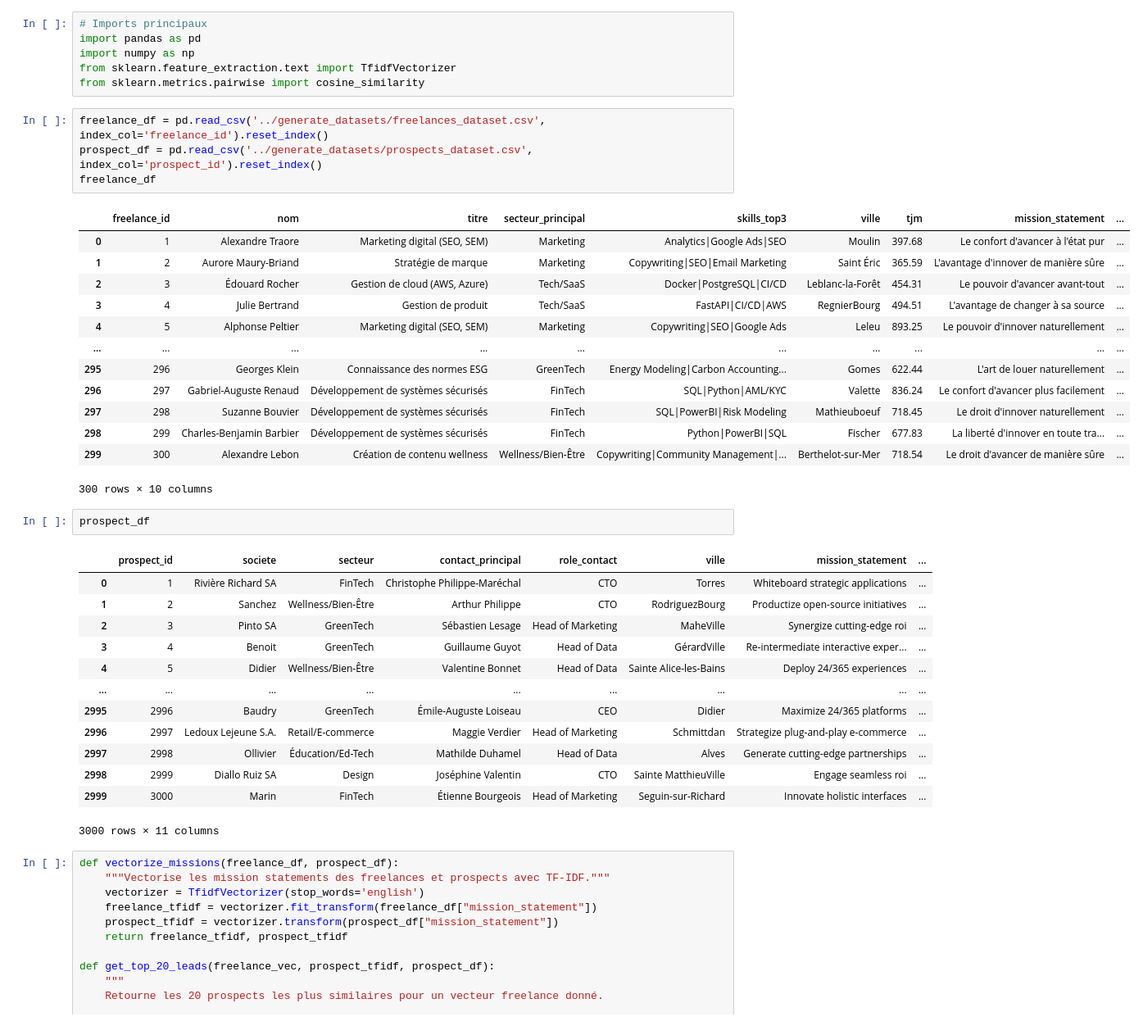
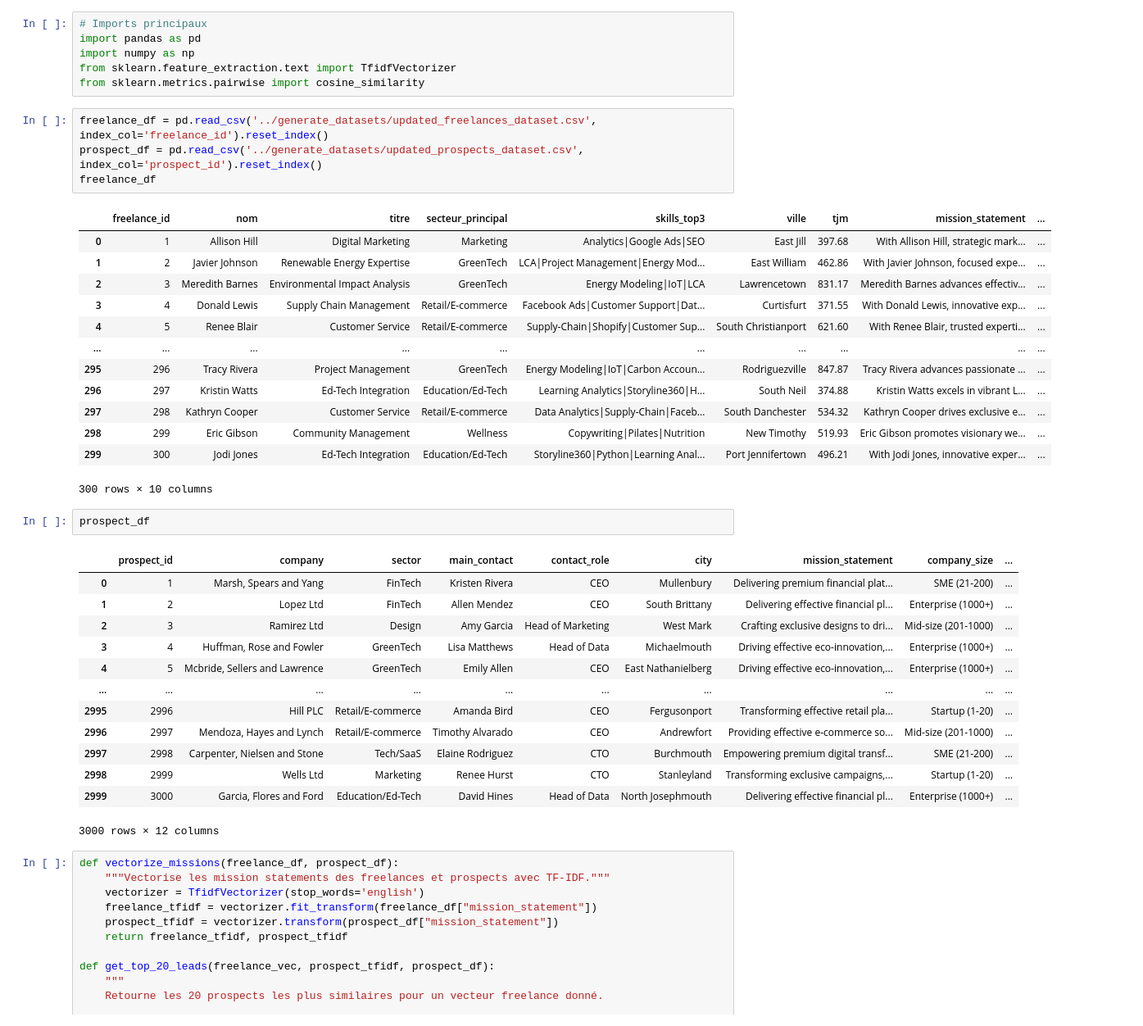
Before and after one commit to KajaLab/leadcraftr_Projet, a Jupyter notebook: notebooks/Synarys_Vectorizer.ipynb, the cells around one changed output. Shown: that part at 82% size. Drawn from its saved outputs; the diff is of its cells as text.

```diff
--- a/notebooks/Synarys_Vectorizer.ipynb
+++ b/notebooks/Synarys_Vectorizer.ipynb
@@ -7,39 +7,39 @@ import numpy as np
 from sklearn.feature_extraction.text import TfidfVectorizer
 from sklearn.metrics.pairwise import cosine_similarity
 # %%
-freelance_df = pd.read_csv('../generate_datasets/freelances_dataset.csv', index_col='freelance_id').reset_index()
-prospect_df = pd.read_csv('../generate_datasets/prospects_dataset.csv', index_col='prospect_id').reset_index()
+freelance_df = pd.read_csv('../generate_datasets/updated_freelances_dataset.csv', index_col='freelance_id').reset_index()
+prospect_df = pd.read_csv('../generate_datasets/updated_prospects_dataset.csv', index_col='prospect_id').reset_index()
 freelance_df
 # %% [output]
 |  | freelance_id | nom | titre | secteur_principal | skills_top3 | ville | tjm | mission_statement | ... |
-| 0 | 1 | Alexandre Traore | Marketing digital (SEO, SEM) | Marketing | Analytics|Google Ads|SEO | Moulin | 397.68 | Le confort d'avancer à l'état pur | ... |
-| 1 | 2 | Aurore Maury-Briand | Stratégie de marque | Marketing | Copywriting|SEO|Email Marketing | Saint Éric | 365.59 | L'avantage d'innover de manière sûre | ... |
-| 2 | 3 | Édouard Rocher | Gestion de cloud (AWS, Azure) | Tech/SaaS | Docker|PostgreSQL|CI/CD | Leblanc-la-Forêt | 454.31 | Le pouvoir d'avancer avant-tout | ... |
-| 3 | 4 | Julie Bertrand | Gestion de produit | Tech/SaaS | FastAPI|CI/CD|AWS | RegnierBourg | 494.51 | L'avantage de changer à sa source | ... |
-| 4 | 5 | Alphonse Peltier | Marketing digital (SEO, SEM) | Marketing | Copywriting|SEO|Google Ads | Leleu | 893.25 | Le pouvoir d'innover naturellement | ... |
+| 0 | 1 | Allison Hill | Digital Marketing | Marketing | Analytics|Google Ads|SEO | East Jill | 397.68 | With Allison Hill, strategic mark... | ... |
+| 1 | 2 | Javier Johnson | Renewable Energy Expertise | GreenTech | LCA|Project Management|Energy Mod... | East William | 462.86 | With Javier Johnson, focused expe... | ... |
+| 2 | 3 | Meredith Barnes | Environmental Impact Analysis | GreenTech | Energy Modeling|IoT|LCA | Lawrencetown | 831.17 | Meredith Barnes advances effectiv... | ... |
+| 3 | 4 | Donald Lewis | Supply Chain Management | Retail/E-commerce | Facebook Ads|Customer Support|Dat... | Curtisfurt | 371.55 | With Donald Lewis, innovative exp... | ... |
+| 4 | 5 | Renee Blair | Customer Service | Retail/E-commerce | Supply-Chain|Shopify|Customer Sup... | South Christianport | 621.60 | With Renee Blair, trusted experti... | ... |
 | ... | ... | ... | ... | ... | ... | ... | ... | ... | ... |
-| 295 | 296 | Georges Klein | Connaissance des normes ESG | GreenTech | Energy Modeling|Carbon Accounting... | Gomes | 622.44 | L'art de louer naturellement | ... |
-| 296 | 297 | Gabriel-Auguste Renaud | Développement de systèmes sécurisés | FinTech | SQL|Python|AML/KYC | Valette | 836.24 | Le confort d'avancer plus facilement | ... |
-| 297 | 298 | Suzanne Bouvier | Développement de systèmes sécurisés | FinTech | SQL|PowerBI|Risk Modeling | Mathieuboeuf | 718.45 | Le droit d'innover naturellement | ... |
-| 298 | 299 | Charles-Benjamin Barbier | Développement de systèmes sécurisés | FinTech | Python|PowerBI|SQL | Fischer | 677.83 | La liberté d'innover en toute tra... | ... |
-| 299 | 300 | Alexandre Lebon | Création de contenu wellness | Wellness/Bien-Être | Copywriting|Community Management|... | Berthelot-sur-Mer | 718.54 | Le droit d'avancer de manière sûre | ... |
+| 295 | 296 | Tracy Rivera | Project Management | GreenTech | Energy Modeling|IoT|Carbon Accoun... | Rodriguezville | 847.87 | Tracy Rivera advances passionate ... | ... |
+| 296 | 297 | Kristin Watts | Ed-Tech Integration | Education/Ed-Tech | Learning Analytics|Storyline360|H... | South Neil | 374.88 | Kristin Watts excels in vibrant L... | ... |
+| 297 | 298 | Kathryn Cooper | Customer Service | Retail/E-commerce | Data Analytics|Supply-Chain|Faceb... | South Danchester | 534.32 | Kathryn Cooper drives exclusive e... | ... |
+| 298 | 299 | Eric Gibson | Community Management | Wellness | Copywriting|Pilates|Nutrition | New Timothy | 519.93 | Eric Gibson promotes visionary we... | ... |
+| 299 | 300 | Jodi Jones | Ed-Tech Integration | Education/Ed-Tech | Storyline360|Python|Learning Anal... | Port Jennifertown | 496.21 | With Jodi Jones, innovative exper... | ... |
 300 rows × 10 columns
 # %%
 prospect_df
 # %% [output]
-|  | prospect_id | societe | secteur | contact_principal | role_contact | ville | mission_statement | ... |
-| 0 | 1 | Rivière Richard SA | FinTech | Christophe Philippe-Maréchal | CTO | Torres | Whiteboard strategic applications | ... |
-| 1 | 2 | Sanchez | Wellness/Bien-Être | Arthur Philippe | CTO | RodriguezBourg | Productize open-source initiatives | ... |
-| 2 | 3 | Pinto SA | GreenTech | Sébastien Lesage | Head of Marketing | MaheVille | Synergize cutting-edge roi | ... |
-| 3 | 4 | Benoit | GreenTech | Guillaume Guyot | Head of Data | GérardVille | Re-intermediate interactive exper... | ... |
-| 4 | 5 | Didier | Wellness/Bien-Être | Valentine Bonnet | Head of Data | Sainte Alice-les-Bains | Deploy 24/365 experiences | ... |
-| ... | ... | ... | ... | ... | ... | ... | ... | ... |
-| 2995 | 2996 | Baudry | GreenTech | Émile-Auguste Loiseau | CEO | Didier | Maximize 24/365 platforms | ... |
-| 2996 | 2997 | Ledoux Lejeune S.A. | Retail/E-commerce | Maggie Verdier | Head of Marketing | Schmittdan | Strategize plug-and-play e-commerce | ... |
-| 2997 | 2998 | Ollivier | Éducation/Ed-Tech | Mathilde Duhamel | Head of Data | Alves | Generate cutting-edge partnerships | ... |
-| 2998 | 2999 | Diallo Ruiz SA | Design | Joséphine Valentin | CTO | Sainte MatthieuVille | Engage seamless roi | ... |
-| 2999 | 3000 | Marin | FinTech | Étienne Bourgeois | Head of Marketing | Seguin-sur-Richard | Innovate holistic interfaces | ... |
+|  | prospect_id | company | sector | main_contact | contact_role | city | mission_statement | company_size | ... |
+| 0 | 1 | Marsh, Spears and Yang | FinTech | Kristen Rivera | CEO | Mullenbury | Delivering premium financial plat... | SME (21-200) | ... |
+| 1 | 2 | Lopez Ltd | FinTech | Allen Mendez | CEO | South Brittany | Delivering effective financial pl... | Enterprise (1000+) | ... |
+| 2 | 3 | Ramirez Ltd | Design | Amy Garcia | Head of Marketing | West Mark | Crafting exclusive designs to dri... | Mid-size (201-1000) | ... |
+| 3 | 4 | Huffman, Rose and Fowler | GreenTech | Lisa Matthews | Head of Data | Michaelmouth | Driving effective eco-innovation,... | Enterprise (1000+) | ... |
+| 4 | 5 | Mcbride, Sellers and Lawrence | GreenTech | Emily Allen | CEO | East Nathanielberg | Driving effective eco-innovation,... | Enterprise (1000+) | ... |
+| ... | ... | ... | ... | ... | ... | ... | ... | ... | ... |
+| 2995 | 2996 | Hill PLC | Retail/E-commerce | Amanda Bird | CEO | Fergusonport | Transforming effective retail pla... | Startup (1-20) | ... |
+| 2996 | 2997 | Mendoza, Hayes and Lynch | Retail/E-commerce | Timothy Alvarado | CEO | Andrewfort | Providing effective e-commerce so... | Mid-size (201-1000) | ... |
+| 2997 | 2998 | Carpenter, Nielsen and Stone | Tech/SaaS | Elaine Rodriguez | CTO | Burchmouth | Empowering premium digital transf... | SME (21-200) | ... |
+| 2998 | 2999 | Wells Ltd | Marketing | Renee Hurst | CTO | Stanleyland | Transforming exclusive campaigns,... | Startup (1-20) | ... |
+| 2999 | 3000 | Garcia, Flores and Ford | Education/Ed-Tech | David Hines | Head of Data | North Josephmouth | Delivering effective financial pl... | Enterprise (1000+) | ... |
-3000 rows × 11 columns
+3000 rows × 12 columns
 # %%
 def vectorize_missions(freelance_df, prospect_df):
     """Vectorise les mission statements des freelances et prospects avec TF-IDF."""
```
Also changed, not shown: parts of 1 cell of this notebook, 3 other files.
